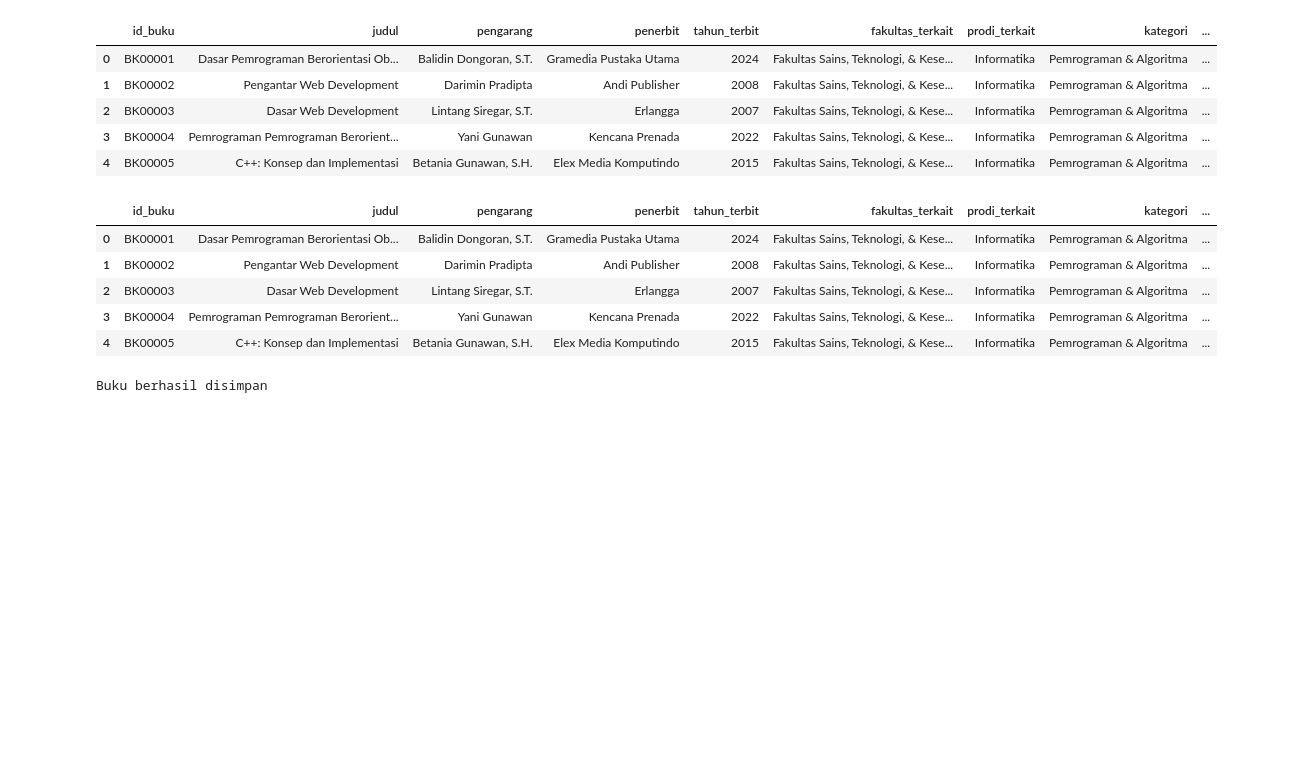
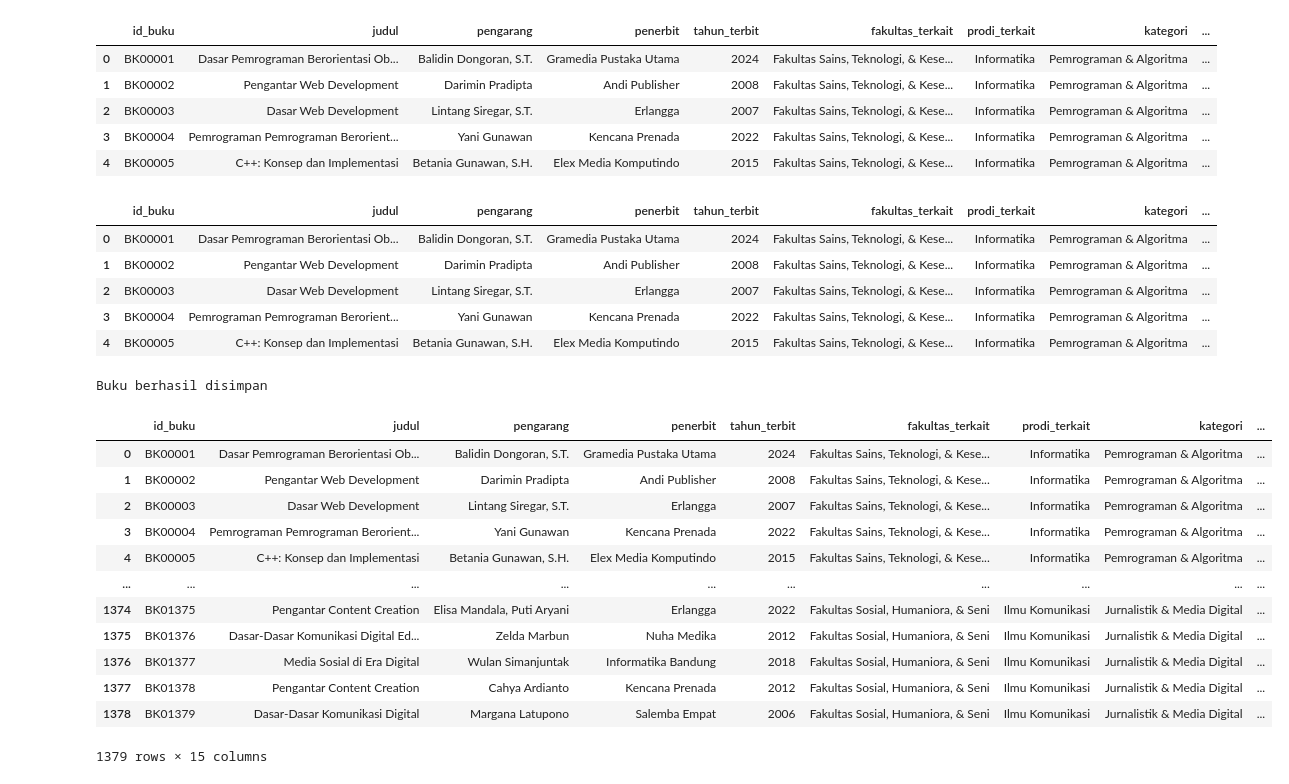
Before and after one commit to mayanggumelarr/Hybrid-Library-Book-Recomendation-Content-Base-Filtering, a Jupyter notebook: cbf-book-rec.ipynb, the cells around one changed output. Cells and saved outputs as stored; diff of their text form; code cells hidden in the pictures; blank space fills up the shorter version.

Commit message:
Update notebook
Preprocessing dan muat data baru

```diff
--- a/cbf-book-rec.ipynb
+++ b/cbf-book-rec.ipynb
@@ -639,3 +639,20 @@ df_book.to_csv('data/data-buku-preprocessed.csv')
 print('Buku berhasil disimpan')
 # %% [output]
 Buku berhasil disimpan
+# %%
+# Hapus content_soup di data buku asli
+df_book.drop(columns=['content_soup', 'content_soup_clean'])
+# %% [output]
+|  | id_buku | judul | pengarang | penerbit | tahun_terbit | fakultas_terkait | prodi_terkait | kategori | ... |
+| 0 | BK00001 | Dasar Pemrograman Berorientasi Ob... | Balidin Dongoran, S.T. | Gramedia Pustaka Utama | 2024 | Fakultas Sains, Teknologi, & Kese... | Informatika | Pemrograman & Algoritma | ... |
+| 1 | BK00002 | Pengantar Web Development | Darimin Pradipta | Andi Publisher | 2008 | Fakultas Sains, Teknologi, & Kese... | Informatika | Pemrograman & Algoritma | ... |
+| 2 | BK00003 | Dasar Web Development | Lintang Siregar, S.T. | Erlangga | 2007 | Fakultas Sains, Teknologi, & Kese... | Informatika | Pemrograman & Algoritma | ... |
+| 3 | BK00004 | Pemrograman Pemrograman Berorient... | Yani Gunawan | Kencana Prenada | 2022 | Fakultas Sains, Teknologi, & Kese... | Informatika | Pemrograman & Algoritma | ... |
+| 4 | BK00005 | C++: Konsep dan Implementasi | Betania Gunawan, S.H. | Elex Media Komputindo | 2015 | Fakultas Sains, Teknologi, & Kese... | Informatika | Pemrograman & Algoritma | ... |
+| ... | ... | ... | ... | ... | ... | ... | ... | ... | ... |
+| 1374 | BK01375 | Pengantar Content Creation | Elisa Mandala, Puti Aryani | Erlangga | 2022 | Fakultas Sosial, Humaniora, & Seni | Ilmu Komunikasi | Jurnalistik & Media Digital | ... |
+| 1375 | BK01376 | Dasar-Dasar Komunikasi Digital Ed... | Zelda Marbun | Nuha Medika | 2012 | Fakultas Sosial, Humaniora, & Seni | Ilmu Komunikasi | Jurnalistik & Media Digital | ... |
+| 1376 | BK01377 | Media Sosial di Era Digital | Wulan Simanjuntak | Informatika Bandung | 2018 | Fakultas Sosial, Humaniora, & Seni | Ilmu Komunikasi | Jurnalistik & Media Digital | ... |
+| 1377 | BK01378 | Pengantar Content Creation | Cahya Ardianto | Kencana Prenada | 2012 | Fakultas Sosial, Humaniora, & Seni | Ilmu Komunikasi | Jurnalistik & Media Digital | ... |
+| 1378 | BK01379 | Dasar-Dasar Komunikasi Digital | Margana Latupono | Salemba Empat | 2006 | Fakultas Sosial, Humaniora, & Seni | Ilmu Komunikasi | Jurnalistik & Media Digital | ... |
+1379 rows × 15 columns
```
Also changed, not shown: parts of 1 cell of this notebook.
